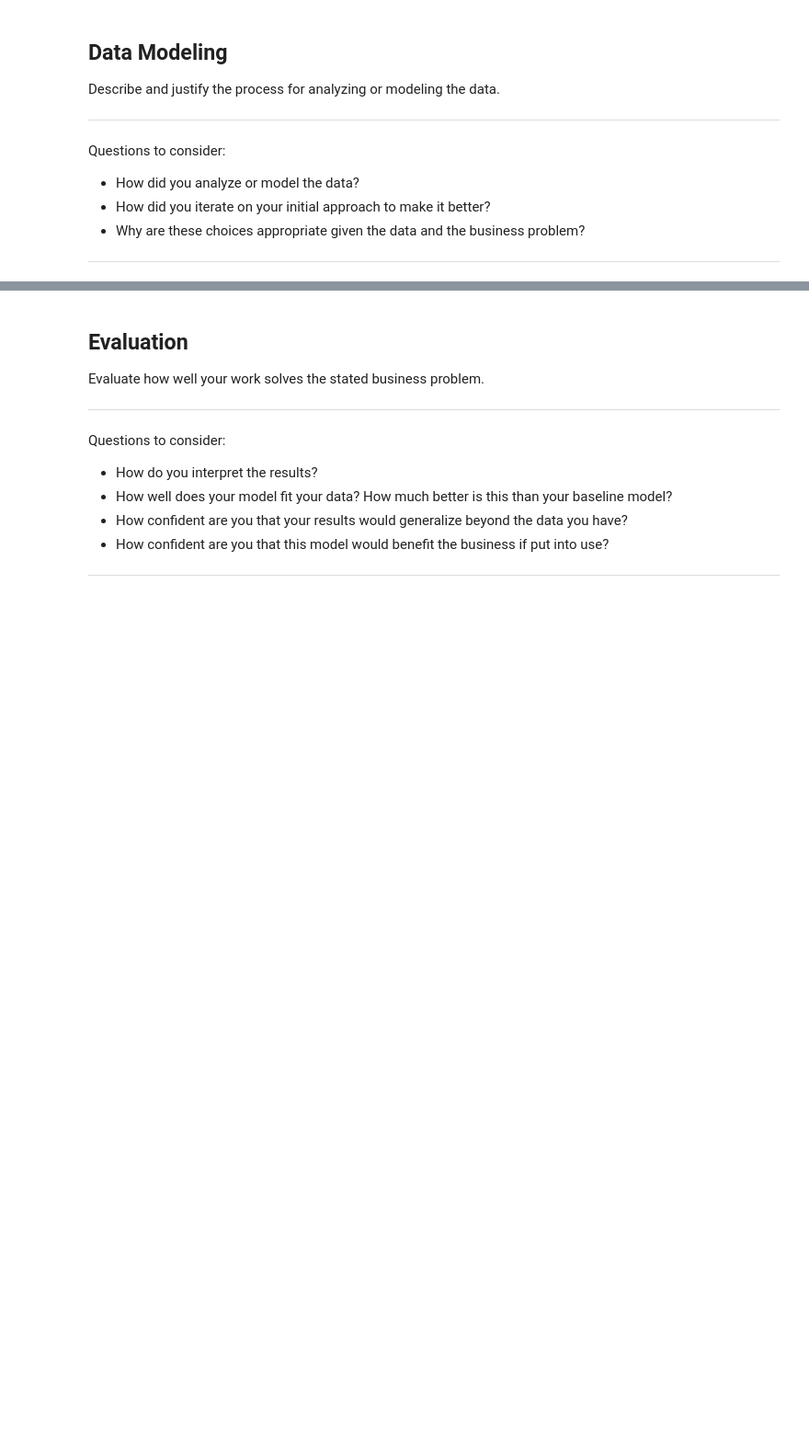
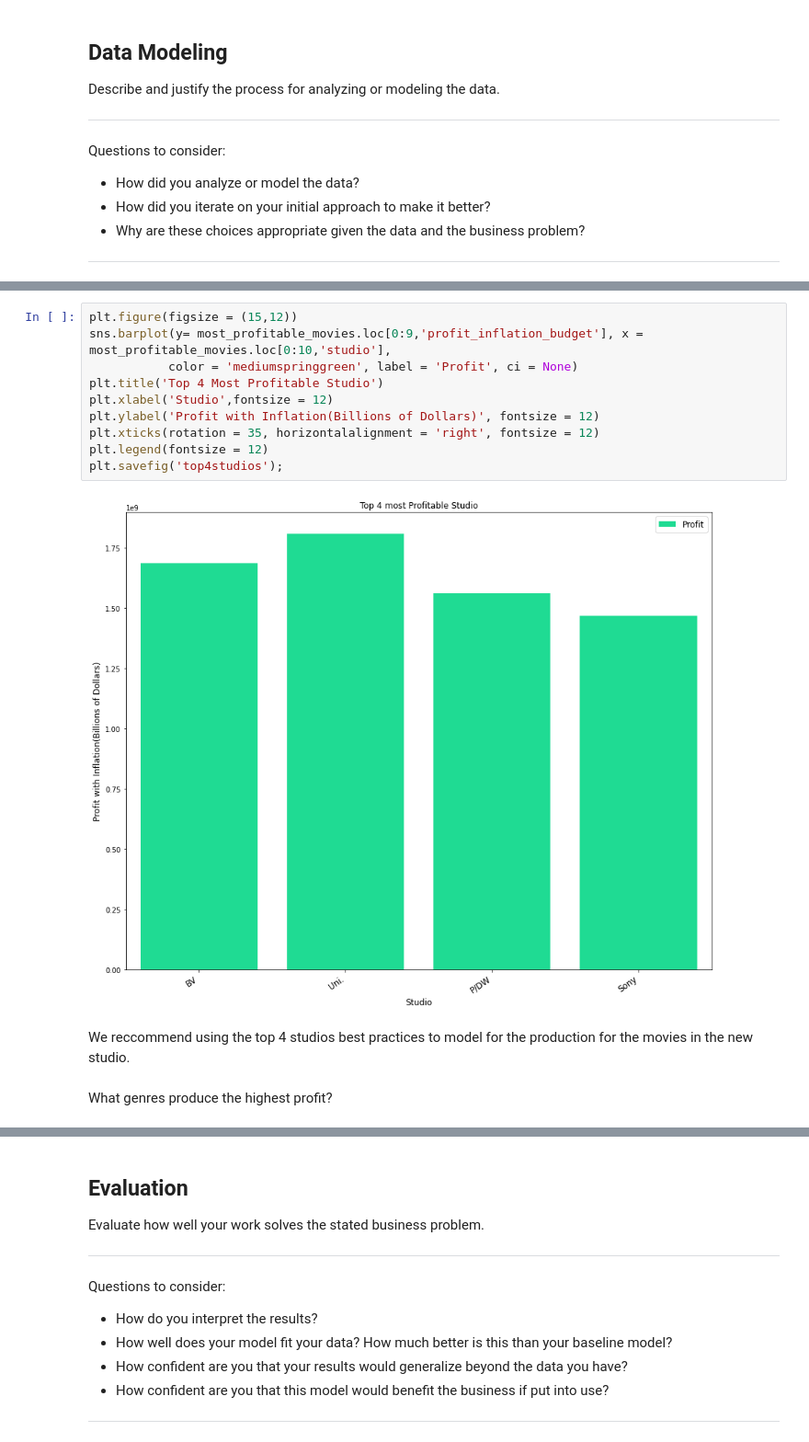
Before and after one commit to MoniqueHercules/phase-1-project, a Jupyter notebook: dsc-phase1-project.ipynb, the cells around one changed output, grey strips where cells are left out. Shown at 92% size. Saved outputs shown, nothing was run; the diff lists cells and outputs as text; blank space fills up the shorter version.

```diff
--- a/dsc-phase1-project.ipynb
+++ b/dsc-phase1-project.ipynb
@@ -652,0 +709,16 @@ plt.savefig('tenmostprofitablemovies')
+# %%
+plt.figure(figsize = (15,12))
+sns.barplot(y= most_profitable_movies.loc[0:9,'profit_inflation_budget'], x = most_profitable_movies.loc[0:10,'studio'],
+           color = 'mediumspringgreen', label = 'Profit', ci = None)
+plt.title('Top 4 Most Profitable Studio')
+plt.xlabel('Studio',fontsize = 12)
+plt.ylabel('Profit with Inflation(Billions of Dollars)', fontsize = 12)
+plt.xticks(rotation = 35, horizontalalignment = 'right', fontsize = 12)
+plt.legend(fontsize = 12)
+plt.savefig('top4studios');
+# %% [output]
+[figure, added]
+# %% [markdown]
+We reccommend using the top 4 studios best practices to model for the production for the movies in the new studio.
+# %% [markdown]
+What genres produce the highest profit?
```
Also changed, not shown: parts of 52 cells of this notebook.
